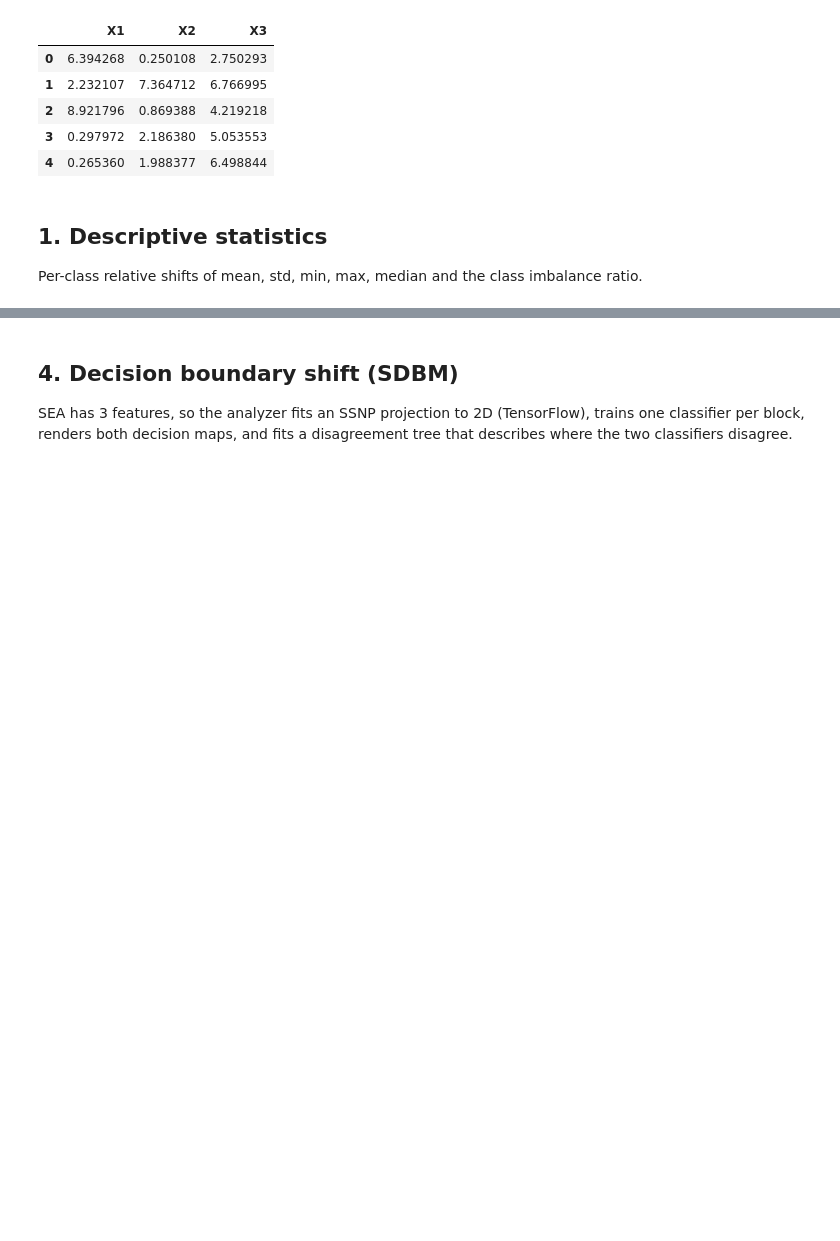
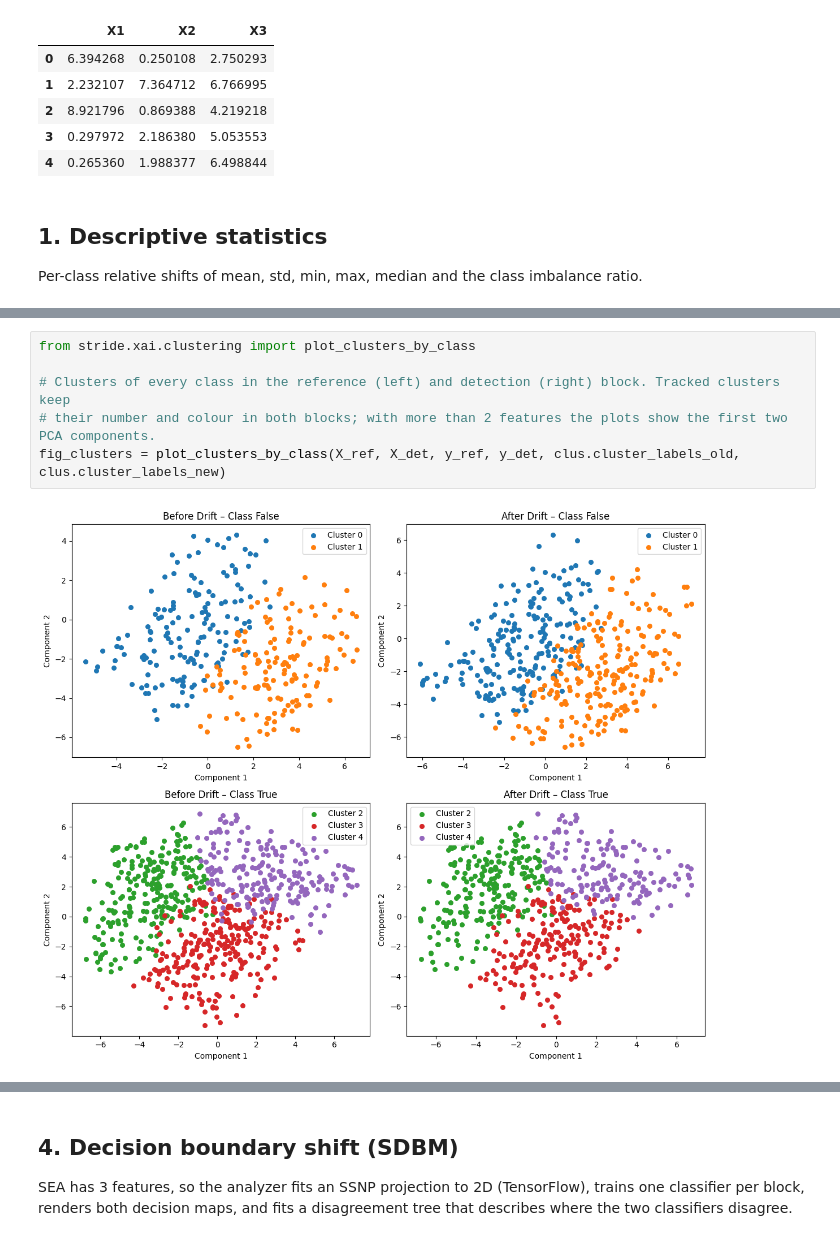
Before and after one commit to KubaCzech/STRIDE, a Jupyter notebook: notebooks/xai_api_usage.ipynb, the cells around one changed output, grey strips where cells are left out. Saved outputs shown, nothing was run; the diff lists cells and outputs as text; blank space fills up the shorter version.

```diff
--- a/notebooks/xai_api_usage.ipynb
+++ b/notebooks/xai_api_usage.ipynb
@@ -169 +169,9 @@ Clusters before/after: 5 / 7
+# %%
+from stride.xai.clustering import plot_clusters_by_class
+
+# Clusters of every class in the reference (left) and detection (right) block. Tracked clusters keep
+# their number and colour in both blocks; with more than 2 features the plots show the first two PCA components.
+fig_clusters = plot_clusters_by_class(X_ref, X_det, y_ref, y_det, clus.cluster_labels_old, clus.cluster_labels_new)
+# %% [output]
+[figure, added]
 # %%
```
Also changed, not shown: parts of 24 cells of this notebook, 1 other file.
